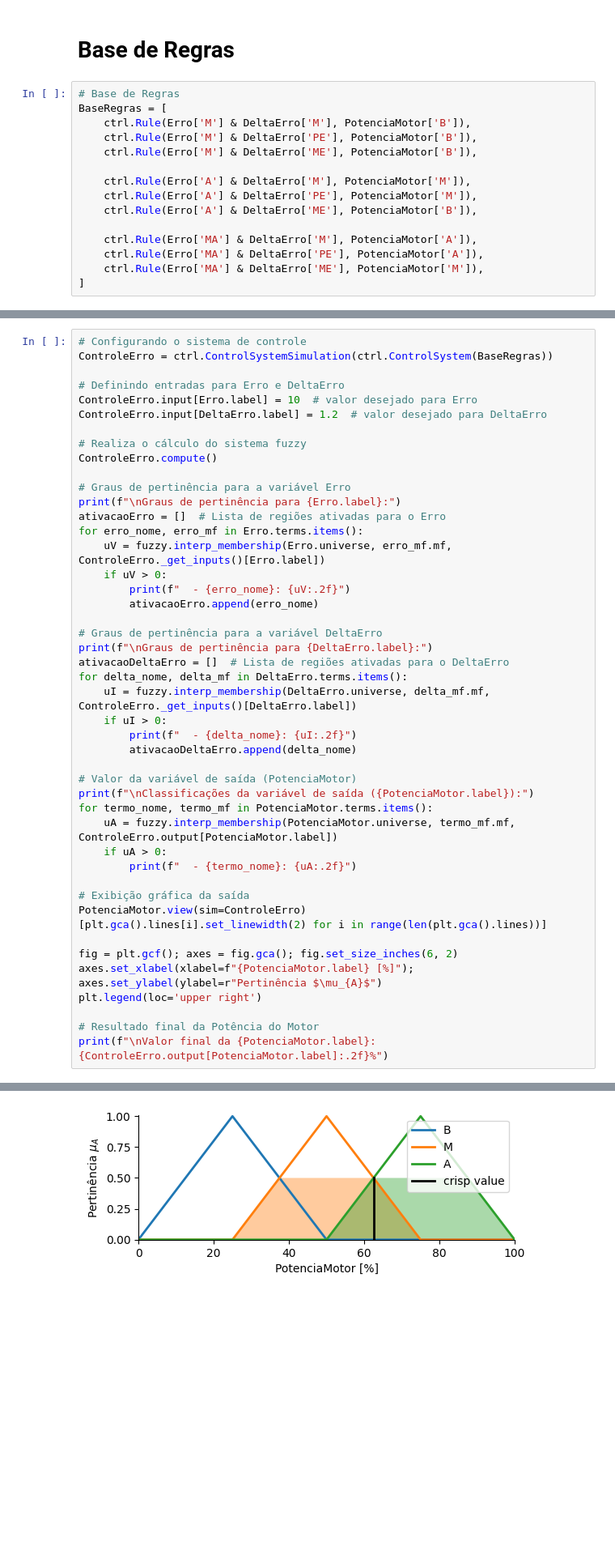
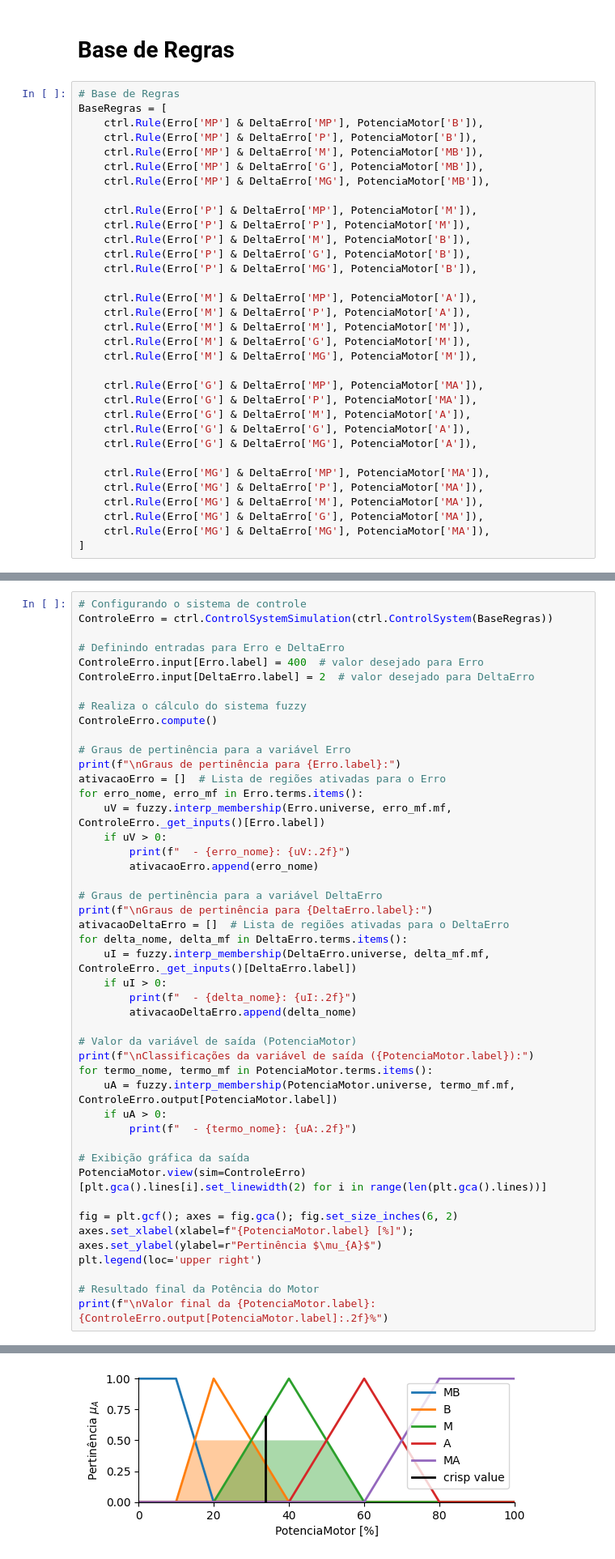
Before and after one commit to leoclamp/Controle_Fuzzy_PD, a Jupyter notebook: fuzzy_PD.ipynb, the cells around one changed output, grey strips where cells are left out. Shown at 81% size. Drawn from its saved outputs; the diff is of its cells as text; blank space fills up the shorter version.

Commit message:
:sparkles: feat: Mudando o Erro, DeltaErro e a Potencia

```diff
--- a/fuzzy_PD.ipynb
+++ b/fuzzy_PD.ipynb
@@ -94,17 +112,35 @@ plt.title(f'Classificações para a varável {PotenciaMotor.label}', fontweight=
 # %%
 # Base de Regras
 BaseRegras = [
-    ctrl.Rule(Erro['M'] & DeltaErro['M'], PotenciaMotor['B']),
-    ctrl.Rule(Erro['M'] & DeltaErro['PE'], PotenciaMotor['B']),
-    ctrl.Rule(Erro['M'] & DeltaErro['ME'], PotenciaMotor['B']),
+    ctrl.Rule(Erro['MP'] & DeltaErro['MP'], PotenciaMotor['B']),
+    ctrl.Rule(Erro['MP'] & DeltaErro['P'], PotenciaMotor['B']),
+    ctrl.Rule(Erro['MP'] & DeltaErro['M'], PotenciaMotor['MB']),
+    ctrl.Rule(Erro['MP'] & DeltaErro['G'], PotenciaMotor['MB']),
+    ctrl.Rule(Erro['MP'] & DeltaErro['MG'], PotenciaMotor['MB']),
 
-    ctrl.Rule(Erro['A'] & DeltaErro['M'], PotenciaMotor['M']),
-    ctrl.Rule(Erro['A'] & DeltaErro['PE'], PotenciaMotor['M']),
-    ctrl.Rule(Erro['A'] & DeltaErro['ME'], PotenciaMotor['B']),
+    ctrl.Rule(Erro['P'] & DeltaErro['MP'], PotenciaMotor['M']),
+    ctrl.Rule(Erro['P'] & DeltaErro['P'], PotenciaMotor['M']),
+    ctrl.Rule(Erro['P'] & DeltaErro['M'], PotenciaMotor['B']),
+    ctrl.Rule(Erro['P'] & DeltaErro['G'], PotenciaMotor['B']),
+    ctrl.Rule(Erro['P'] & DeltaErro['MG'], PotenciaMotor['B']),
 
-    ctrl.Rule(Erro['MA'] & DeltaErro['M'], PotenciaMotor['A']),
-    ctrl.Rule(Erro['MA'] & DeltaErro['PE'], PotenciaMotor['A']),
-    ctrl.Rule(Erro['MA'] & DeltaErro['ME'], PotenciaMotor['M']),
+    ctrl.Rule(Erro['M'] & DeltaErro['MP'], PotenciaMotor['A']),
+    ctrl.Rule(Erro['M'] & DeltaErro['P'], PotenciaMotor['A']),
+    ctrl.Rule(Erro['M'] & DeltaErro['M'], PotenciaMotor['M']),
+    ctrl.Rule(Erro['M'] & DeltaErro['G'], PotenciaMotor['M']),
+    ctrl.Rule(Erro['M'] & DeltaErro['MG'], PotenciaMotor['M']),
+
+    ctrl.Rule(Erro['G'] & DeltaErro['MP'], PotenciaMotor['MA']),
+    ctrl.Rule(Erro['G'] & DeltaErro['P'], PotenciaMotor['MA']),
+    ctrl.Rule(Erro['G'] & DeltaErro['M'], PotenciaMotor['A']),
+    ctrl.Rule(Erro['G'] & DeltaErro['G'], PotenciaMotor['A']),
+    ctrl.Rule(Erro['G'] & DeltaErro['MG'], PotenciaMotor['A']),
+
+    ctrl.Rule(Erro['MG'] & DeltaErro['MP'], PotenciaMotor['MA']),
+    ctrl.Rule(Erro['MG'] & DeltaErro['P'], PotenciaMotor['MA']),
+    ctrl.Rule(Erro['MG'] & DeltaErro['M'], PotenciaMotor['MA']),
+    ctrl.Rule(Erro['MG'] & DeltaErro['G'], PotenciaMotor['MA']),
+    ctrl.Rule(Erro['MG'] & DeltaErro['MG'], PotenciaMotor['MA']),
 ]
 # %%
 ciano = '\033[96m'  # Define a cor azul-ciano
@@ -151,8 +191,8 @@ print(tabulate(pivotTable, headers='keys', tablefmt='fancy_grid', stralign='cent
 ControleErro = ctrl.ControlSystemSimulation(ctrl.ControlSystem(BaseRegras))
 
 # Definindo entradas para Erro e DeltaErro
-ControleErro.input[Erro.label] = 10  # valor desejado para Erro
-ControleErro.input[DeltaErro.label] = 1.2  # valor desejado para DeltaErro
+ControleErro.input[Erro.label] = 400  # valor desejado para Erro
+ControleErro.input[DeltaErro.label] = 2  # valor desejado para DeltaErro
 
 # Realiza o cálculo do sistema fuzzy
 ControleErro.compute()
@@ -209 +248 @@ Valor final da PotenciaMotor: 62.50%
-[figure, old version]
+[figure, new version]
```
Also changed, not shown: parts of 10 cells of this notebook.
